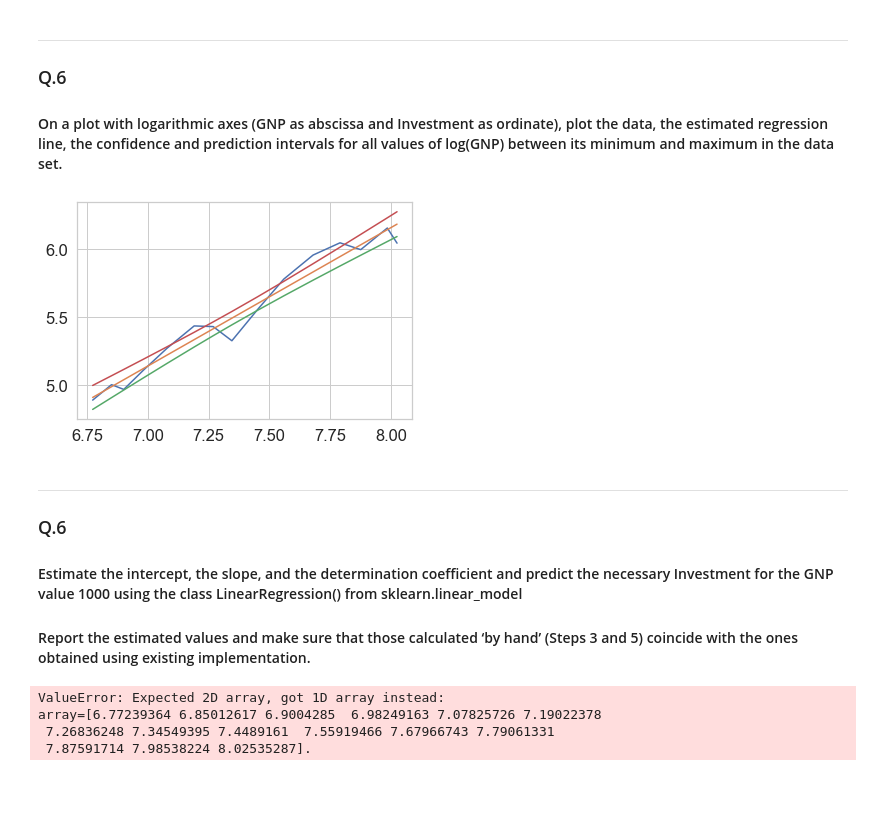
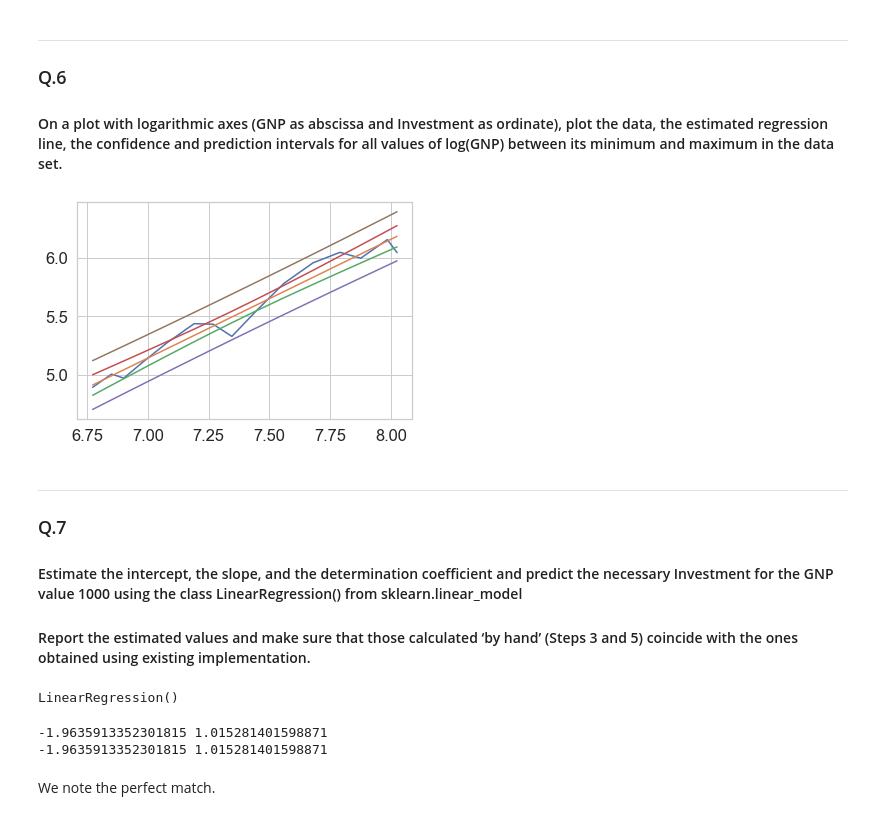
Before and after one commit to Bourhano/TelecomParis, a Jupyter notebook: StatisticsOLS/TP1-lineare_regression.ipynb, the cells around one changed output. Drawn from its saved outputs; the diff is of its cells as text; code cells hidden in the pictures; blank space fills up the shorter version.

```diff
--- a/StatisticsOLS/TP1-lineare_regression.ipynb
+++ b/StatisticsOLS/TP1-lineare_regression.ipynb
@@ -96,5 +96,8 @@ alpha10 = 0.1
 tquantile = t.ppf(1 - alpha/2 , n - p - 1)
 CIterm = tquantile * np.sqrt(sigma2 * (1/n + np.power(gnpval - xavg, 2) / np.dot(x - xavg, x - xavg)))
 CI = beta0 + beta1 * gnpval + np.array([-CIterm, CIterm])
-CI
+PIterm = tquantile * np.sqrt(sigma2 * (1 + 1/n + np.power(gnpval - xavg, 2) / np.dot(x - xavg, x - xavg)))
+PI = beta0 + beta1 * gnpval + np.array([-PIterm, PIterm])
+print("The confidance interval is", CI)
+print("The prediction interval is", PI)
 # %% [output]
@@ -104,26 +108,26 @@ ___
 ### Q.6
 #### On a plot with logarithmic axes (GNP as abscissa and Investment as ordinate), plot the data, the estimated regression line, the conﬁdence and prediction intervals for all values of log(GNP) between its minimum and maximum in the data set.
 # %%
-CI = []
+CI = []; PI = []
 for val in x:
     CIterm = tquantile * np.sqrt(sigma2 * (1/n + np.power(val - xavg, 2) / np.dot(x - xavg, x - xavg)))
     CI = CI + [beta0 + beta1 * val + np.array([-CIterm, CIterm])]
 
-plot = plt.plot(x, Y, x, y, x, CI)
+    PIterm = tquantile * np.sqrt(sigma2 * (1 + 1/n + np.power(val - xavg, 2) / np.dot(x - xavg, x - xavg)))
+    PI = PI + [beta0 + beta1 * val + np.array([-PIterm, PIterm])]
+
+plot = plt.plot(x, Y, x, y, x, CI, x, PI)
 # %% [output]
-[figure, old version]
+[figure, new version]
 # %% [markdown]
 ___
-### Q.6
+### Q.7
 #### Estimate the intercept, the slope, and the determination coeﬃcient and predict the necessary Investment for the GNP value 1000 using the class LinearRegression() from sklearn.linear_model
 #### Report the estimated values and make sure that those calculated ‘by hand’ (Steps 3 and 5) coincide with the ones obtained using existing implementation.
 # %%
 from sklearn import linear_model
 reg = linear_model.LinearRegression()
-x2d = .resha.reshape(-1, 1)pe(-1, 1)
-reg.fit(x, Y)
+x2d = x.reshape(-1, 1)
+reg.fit(x2d, Y)
 # %% [output]
-ValueError: Expected 2D array, got 1D array instead:
-array=[6.77239364 6.85012617 6.9004285  6.98249163 7.07825726 7.19022378
- 7.26836248 7.34549395 7.4489161  7.55919466 7.67966743 7.79061331
- 7.87591714 7.98538224 8.02535287].
+LinearRegression()
@@ -131,0 +134,8 @@ reg.coef_
+# %%
+print(reg.intercept_,float(reg.coef_))
+print(beta0,beta1)
+# %% [output]
+-1.9635913352301815 1.015281401598871
+-1.9635913352301815 1.015281401598871
+# %% [markdown]
+We note the perfect match.
```
Also changed, not shown: parts of 11 cells of this notebook.
